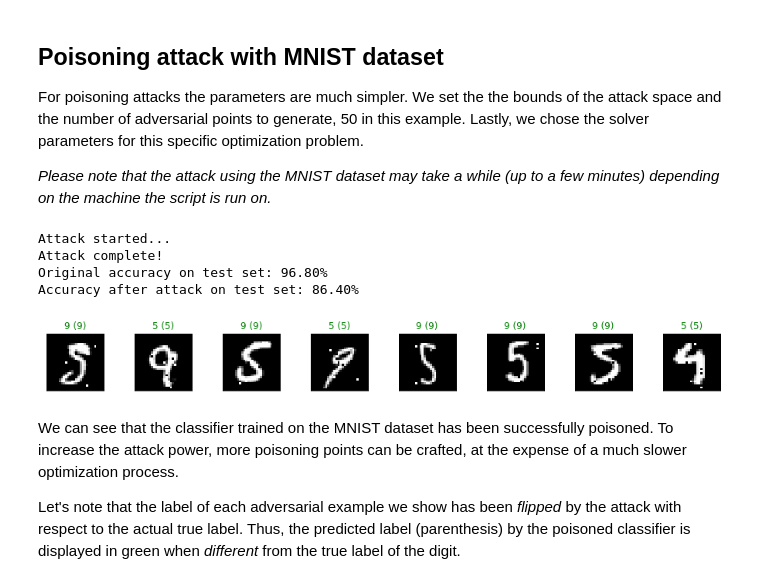
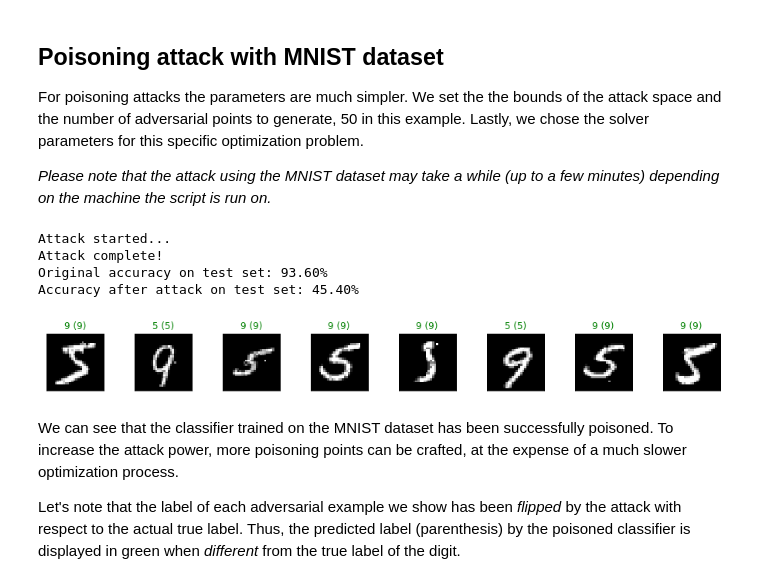
Before and after one commit to pralab/secml, a Jupyter notebook: tutorials/05-MNIST_dataset.ipynb, the cells around one changed output. Drawn from its saved outputs; the diff is of its cells as text; code cells hidden in the pictures.

```diff
--- a/tutorials/05-MNIST_dataset.ipynb
+++ b/tutorials/05-MNIST_dataset.ipynb
@@ -145,20 +125,21 @@ Let's now visualize few of the adversarial examples. The first row are the
 from secml.figure import CFigure
 
 # Let's define a convenience function to easily plot the MNIST dataset
-def show_dataset(ds, preds, labels, digs, n_display=8):
-
+def show_digits(samples, preds, labels, digs, n_display=8):
+    samples = samples.atleast_2d()
+    n_display = min(n_display, samples.shape[0])
     fig = CFigure(width=n_display*2, height=3)
     for idx in range(n_display):
         fig.subplot(2, n_display, idx+1)
         fig.sp.xticks([])
         fig.sp.yticks([])
-        fig.sp.imshow(ds[idx, :].reshape((28, 28)), cmap='gray')
+        fig.sp.imshow(samples[idx, :].reshape((28, 28)), cmap='gray')
         fig.sp.title("{} ({})".format(digits[labels[idx].item()], digs[preds[idx].item()]),
                      color=("green" if labels[idx].item()==preds[idx].item() else "red"))
     fig.show()
 
-show_dataset(attack_ds.X, clf.predict(attack_ds.X), attack_ds.Y, digits)
-show_dataset(eva_adv_ds.X, clf.predict(eva_adv_ds.X), eva_adv_ds.Y, digits)
+show_digits(attack_ds.X, clf.predict(attack_ds.X), attack_ds.Y, digits)
+show_digits(eva_adv_ds.X, clf.predict(eva_adv_ds.X), eva_adv_ds.Y, digits)
 # %% [output]
 [figure]
 [figure]
@@ -174,12 +155,12 @@ For poisoning attacks the parameters are much simpler. We set the the bounds
  (up to a few minutes) depending on the machine the script is run on.*
 # %%
 lb, ub = 0., 1.  # Bounds of the attack space. Can be set to `None` for unbounded
-n_poisoning_points = 20  # Number of poisoning points to generate
+n_poisoning_points = 10  # Number of poisoning points to generate
 
 # Should be chosen depending on the optimization problem
 solver_params = {
-    'eta': 1.,
-    'eta_min': 1.,
+    'eta': 0.1,
+    'eta_min': 2.0,
     'eta_max': None,
     'max_iter': 100,
     'eps': 1e-6
@@ -190,38 +171,38 @@ pois_attack = CAttackPoisoningSVM(classifier=clf,
                                   training_data=tr,
                                   surrogate_classifier=clf,
                                   surrogate_data=tr,
                                   val=val,
                                   lb=lb, ub=ub,
                                   solver_params=solver_params,
                                   random_seed=random_state)
 pois_attack.n_points = n_poisoning_points
 
 # Run the poisoning attack
 print("Attack started...")
 pois_y_pred, _, pois_points_ds, _ = pois_attack.run(ts.X, ts.Y)
 print("Attack complete!")
 
 # Evaluate the accuracy of the original classifier
 acc = metric.performance_score(y_true=ts.Y, y_pred=clf.predict(ts.X))
 # Evaluate the accuracy after the poisoning attack
 pois_acc = metric.performance_score(y_true=ts.Y, y_pred=pois_y_pred)
 
 print("Original accuracy on test set: {:.2%}".format(acc))
 print("Accuracy after attack on test set: {:.2%}".format(pois_acc))
 
 # Training of the poisoned classifier for visualization purposes
 pois_clf = clf.deepcopy()
 pois_tr = tr.append(pois_points_ds)  # Join the training set with the poisoning points
 pois_clf.fit(pois_tr)
 
-show_dataset(pois_points_ds.X, pois_clf.predict(pois_points_ds.X),
-             pois_points_ds.Y, digits)
+show_digits(pois_points_ds.X, pois_clf.predict(pois_points_ds.X),
+            pois_points_ds.Y, digits)
 # %% [output]
 Attack started...
 Attack complete!
-Original accuracy on test set: 96.80%
-Accuracy after attack on test set: 86.40%
+Original accuracy on test set: 93.60%
+Accuracy after attack on test set: 45.40%
-[figure, old version]
+[figure, new version]
 # %% [markdown]
 We can see that the classifier trained on the MNIST dataset has been
  successfully poisoned. To increase the attack power, more poisoning points
```
Also changed, not shown: parts of 3 cells of this notebook, 2 other files.
